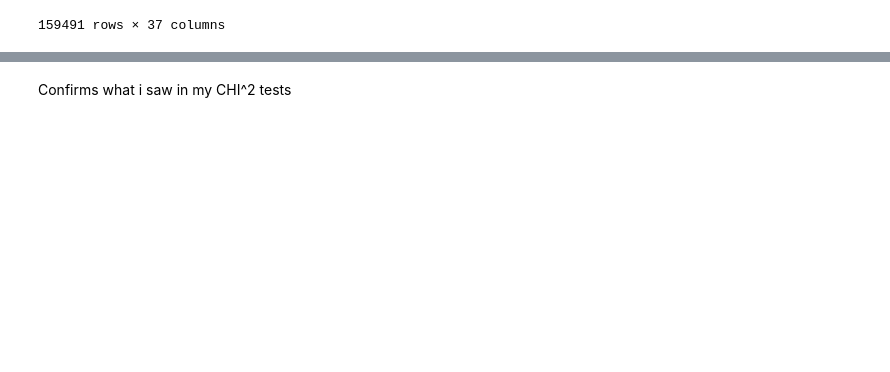
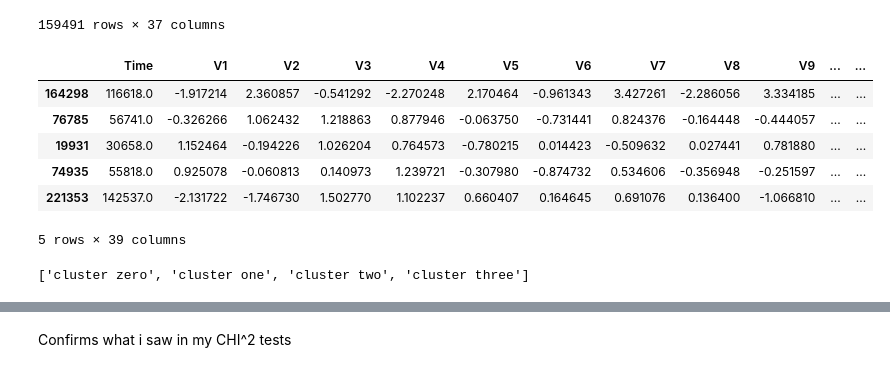
Before and after one commit to geary-shenck/independant_project, a Jupyter notebook: credit_card.ipynb, the cells around one changed output, grey strips where cells are left out. Drawn from its saved outputs; the diff is of its cells as text; code cells hidden in the pictures; blank space fills up the shorter version.

```diff
--- a/credit_card.ipynb
+++ b/credit_card.ipynb
@@ -282,4 +397,18 @@ train
 | 179483 | 124097.0 | 1.972209 | -0.962857 | -1.020015 | -0.483226 | -0.423093 | 0.194608 | -0.601087 | 0.086321 | -0.213862 | ... | ... |
 | 204983 | 135534.0 | 2.233746 | -0.705562 | -1.380730 | -0.897698 | -0.583418 | -1.365496 | -0.323962 | -0.409934 | -0.478108 | ... | ... |
 159491 rows × 37 columns
+# %%
+train.head()
+# %% [output]
+|  | Time | V1 | V2 | V3 | V4 | V5 | V6 | V7 | V8 | V9 | ... | ... |
+| 164298 | 116618.0 | -1.917214 | 2.360857 | -0.541292 | -2.270248 | 2.170464 | -0.961343 | 3.427261 | -2.286056 | 3.334185 | ... | ... |
+| 76785 | 56741.0 | -0.326266 | 1.062432 | 1.218863 | 0.877946 | -0.063750 | -0.731441 | 0.824376 | -0.164448 | -0.444057 | ... | ... |
+| 19931 | 30658.0 | 1.152464 | -0.194226 | 1.026204 | 0.764573 | -0.780215 | 0.014423 | -0.509632 | 0.027441 | 0.781880 | ... | ... |
+| 74935 | 55818.0 | 0.925078 | -0.060813 | 0.140973 | 1.239721 | -0.307980 | -0.874732 | 0.534606 | -0.356948 | -0.251597 | ... | ... |
+| 221353 | 142537.0 | -2.131722 | -1.746730 | 1.502770 | 1.102237 | 0.660407 | 0.164645 | 0.691076 | 0.136400 | -1.066810 | ... | ... |
+5 rows × 39 columns
+# %%
+[col for col in train.columns if 'cluster' in col]
+# %% [output]
+['cluster zero', 'cluster one', 'cluster two', 'cluster three']
 # %%
```
Also changed, not shown: parts of 15 cells of this notebook.
